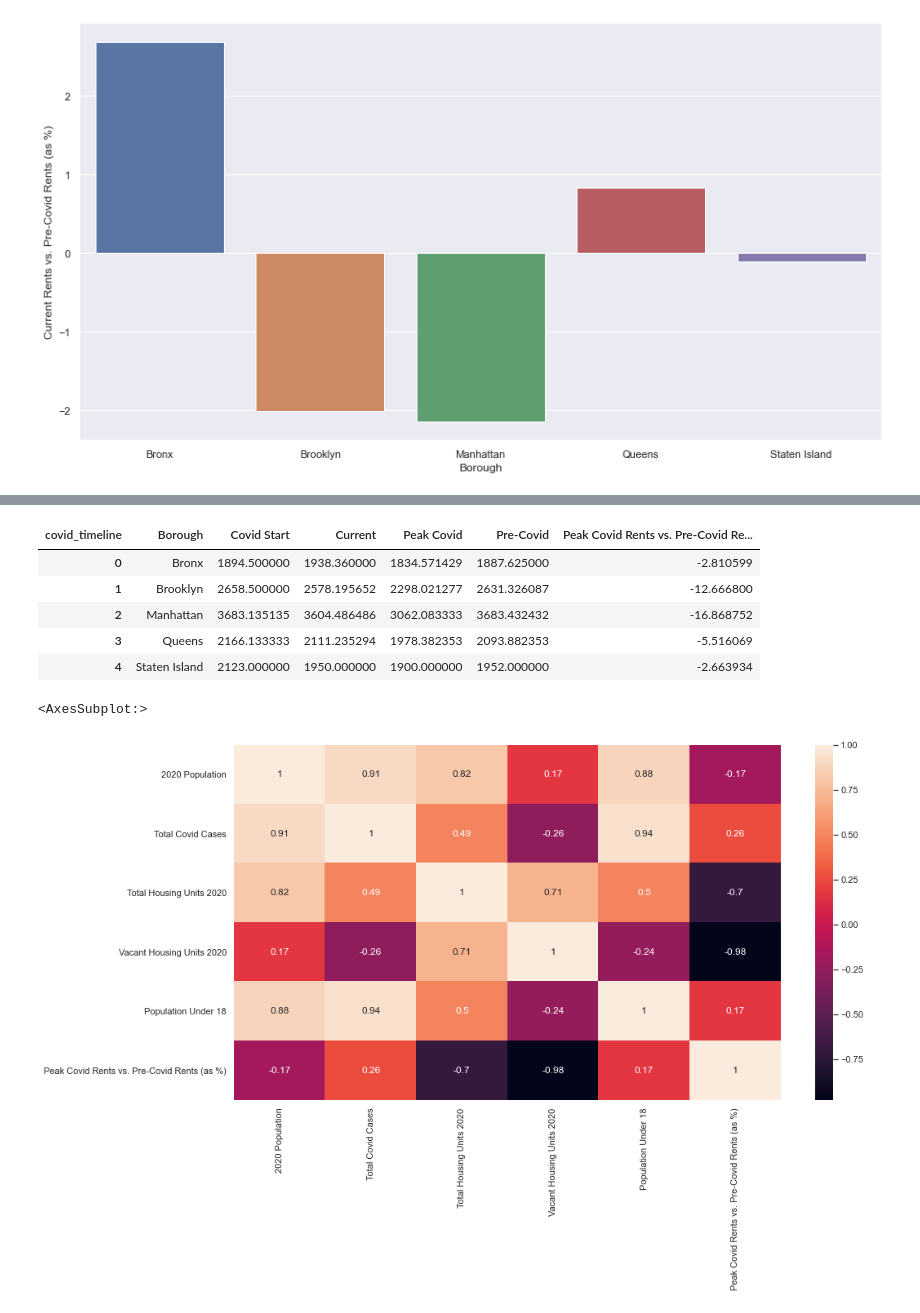
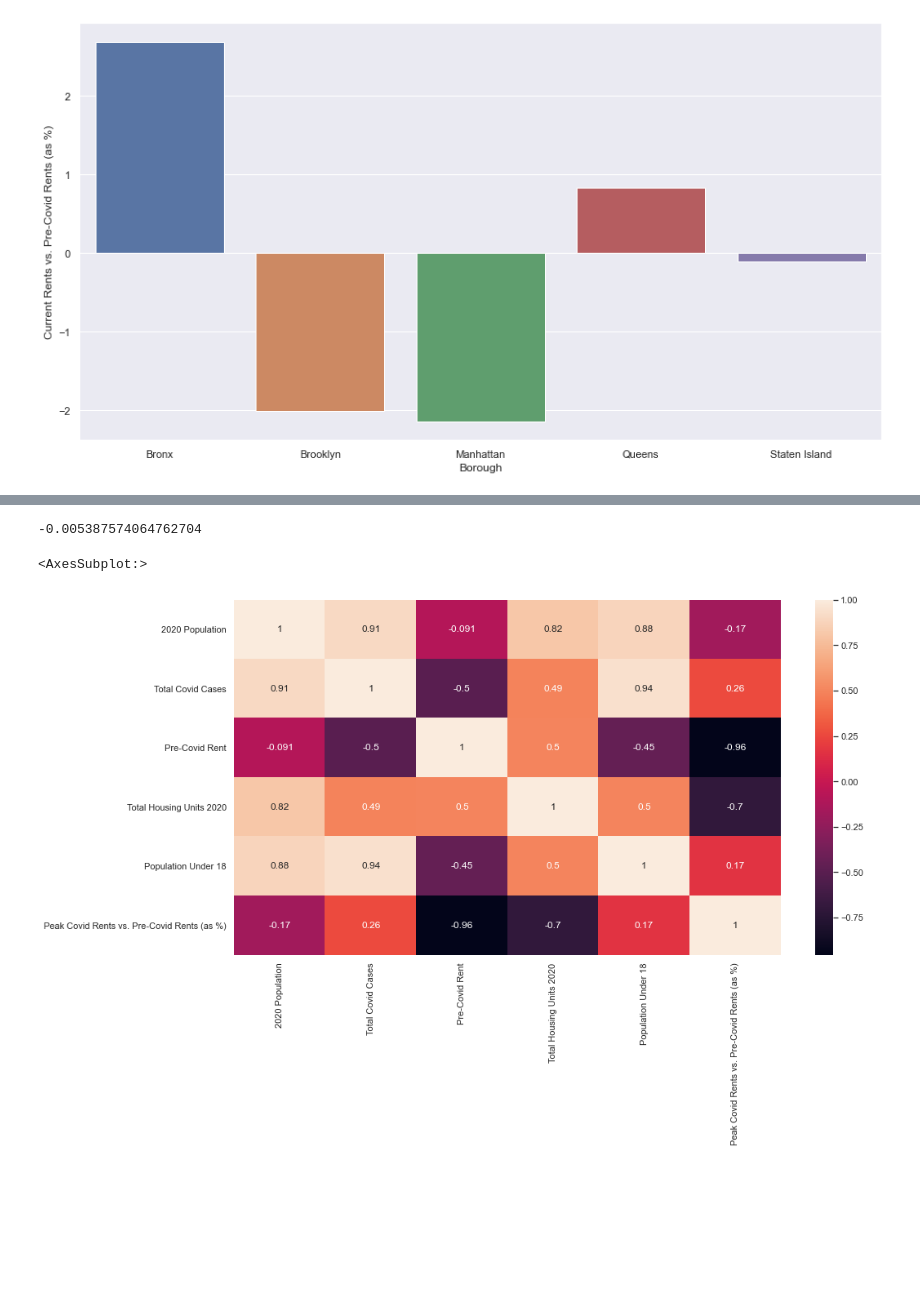
Before and after one commit to jackcopeland11/nyc_apartment_rent_analysis, a Jupyter notebook: python_project_final.ipynb, the cells around one changed output, grey strips where cells are left out. Saved outputs shown, nothing was run; the diff lists cells and outputs as text; code cells hidden in the pictures; blank space fills up the shorter version.

Commit message:
Added changes to the correlation plot and modified the slides. Created folders for each section to make more organized.

```diff
--- a/python_project_final.ipynb
+++ b/python_project_final.ipynb
@@ -250,34 +233,49 @@ changes.head()
-# %%
-changes.head()
-# %% [output]
-| covid_timeline | Borough | Covid Start | Current | Peak Covid | Pre-Covid | Peak Covid Rents vs. Pre-Covid Re... |
-| 0 | Bronx | 1894.500000 | 1938.360000 | 1834.571429 | 1887.625000 | -2.810599 |
-| 1 | Brooklyn | 2658.500000 | 2578.195652 | 2298.021277 | 2631.326087 | -12.666800 |
-| 2 | Manhattan | 3683.135135 | 3604.486486 | 3062.083333 | 3683.432432 | -16.868752 |
-| 3 | Queens | 2166.133333 | 2111.235294 | 1978.382353 | 2093.882353 | -5.516069 |
-| 4 | Staten Island | 2123.000000 | 1950.000000 | 1900.000000 | 1952.000000 | -2.663934 |
+# %%
+## Find total changes in rents for all boroughs for slide 14
+
+rents_over_time_total = rents_over_time.pivot_table('Median_Rent', 'covid_timeline').reset_index()
+
+## Find median rents for each time period
+covid_start = float(rents_over_time_total[rents_over_time_total['covid_timeline'] == "Covid Start"]['Median_Rent'])
+current = float(rents_over_time_total[rents_over_time_total['covid_timeline'] == "Current"]['Median_Rent'])
+peak_covid = float(rents_over_time_total[rents_over_time_total['covid_timeline'] == "Peak Covid"]['Median_Rent'])
+pre_covid = float(rents_over_time_total[rents_over_time_total['covid_timeline'] == "Pre-Covid"]['Median_Rent'])
+
+
+pct_change_at_peak = (peak_covid - pre_covid)/pre_covid
+current_vs_pre = (current - pre_covid)/pre_covid
+current_vs_pre
+# %% [output]
+-0.005387574064762704
 # %%
+#Prepare the census data to merge other info into it
 census_boros = census_data.loc[census_data['GeoType']== 'Boro']
 census_analysis = census_boros[['Borough', 'Pop_20', 'HUnits_20' , 'VacHU_20',"PopU18_20"]]
+
+#Merge changes in rents with census info by borough
 census_analysis = census_analysis.merge(changes, left_on="Borough" , right_on="Borough")
 
+#Merge covid cases into census dataset by borough
 cases_to_add = cases_by_boro[['BOROUGH_GROUP','CONFIRMED_CASE_COUNT']]
 census_analysis = census_analysis.merge(cases_to_add, left_on="Borough" , right_on="BOROUGH_GROUP")
 
-census_analysis.drop(columns= ['Covid Start' , "Current" , 'Peak Covid' , 'Pre-Covid'] , inplace=True)
+#Reformat columns to make graph variables more readable
+census_analysis.drop(columns= ['Covid Start' , "Current" , 'Peak Covid' ] , inplace=True)
 census_analysis['Pop_20'] = census_analysis['Pop_20'].str.replace(',','').astype(int)
 census_analysis['HUnits_20'] = census_analysis['HUnits_20'].str.replace(',','').astype(int)
 census_analysis['VacHU_20'] = census_analysis['VacHU_20'].str.replace(',','').astype(int)
 census_analysis['PopU18_20'] = census_analysis['PopU18_20'].str.replace(',','').astype(int)
 census_analysis.rename(columns =  {  "Pop_20" : "2020 Population",
                         "HUnits_20" : "Total Housing Units 2020" ,
                         "VacHU_20": "Vacant Housing Units 2020",
                         "PopU18_20" : "Population Under 18",
+                        "Pre-Covid" : "Pre-Covid Rent",
                         "CONFIRMED_CASE_COUNT" : "Total Covid Cases"}, inplace = True)
 census_analysis.head()
 
-corr_matrix = census_analysis[['2020 Population' ,"Total Covid Cases", 'Total Housing Units 2020','Vacant Housing Units 2020','Population Under 18' ,"Peak Covid Rents vs. Pre-Covid Rents (as %)"]].corr()
+#Graph into a correlation plot
+corr_matrix = census_analysis[['2020 Population' ,"Total Covid Cases", 'Pre-Covid Rent' ,'Total Housing Units 2020','Population Under 18' ,"Peak Covid Rents vs. Pre-Covid Rents (as %)"]].corr()
 sns.heatmap(corr_matrix, annot = True)
 # %% [output]
 <AxesSubplot:>
-[figure, old version]
+[figure, new version]
```
Also changed, not shown: parts of 2 cells of this notebook, 19 other files.
